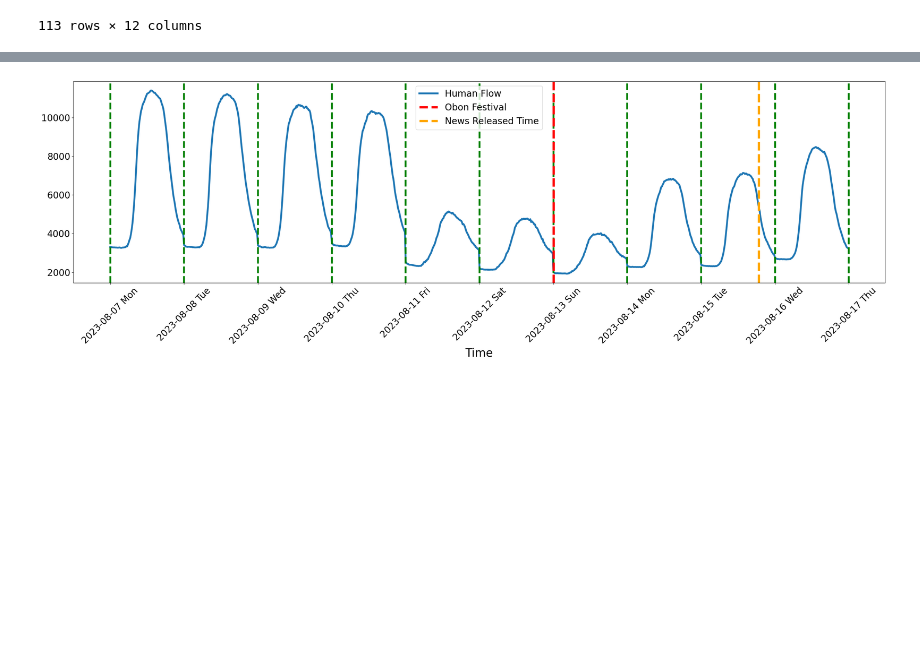
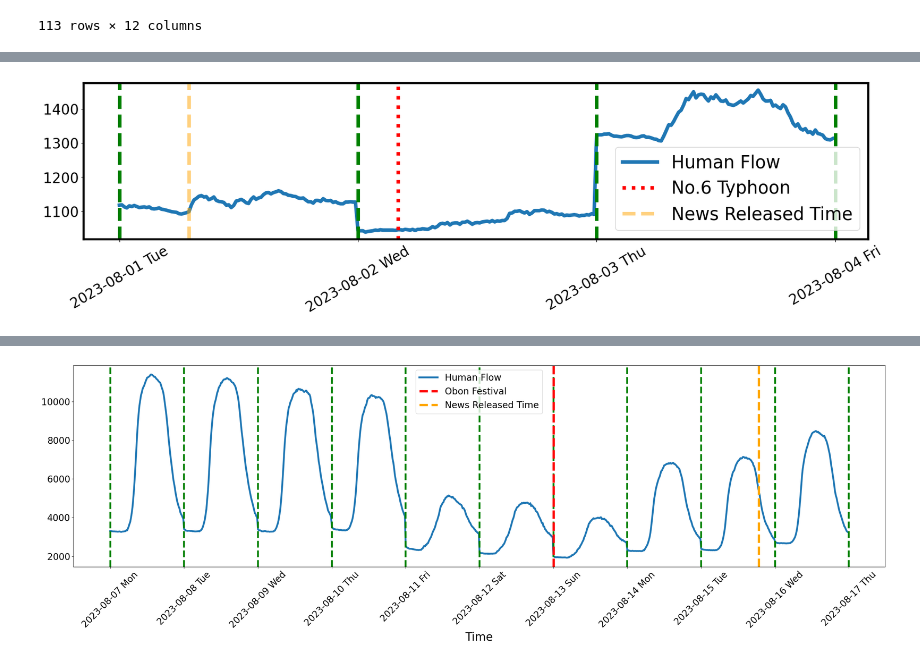
Before and after one commit to no00ne/KDD2025-main, a Jupyter notebook: vis.ipynb, the cells around one changed output, grey strips where cells are left out. Drawn from its saved outputs; the diff is of its cells as text; code cells hidden in the pictures; blank space fills up the shorter version.

```diff
--- a/vis.ipynb
+++ b/vis.ipynb
@@ -291,3 +279,14 @@ returned_news = vis(target_date, window_range, target_region, event_time, event_
+# %%
+#隅田川花火大会
+target_date = '2023-08-02 00:00:00'
+event_time = '2023-08-02 04:14:00'
+event_name = 'No.6 Typhoon'
+news_keyword = '台風'
+window_range = [1, 2]
+target_region = '沖縄県那覇市'
+returned_news = vis(target_date, window_range, target_region, event_time, event_name, news_keyword)
+# %% [output]
+[figure, added]
 # %%
 #隅田川花火大会
 target_date = '2023-07-29 00:00:00'
```
Also changed, not shown: parts of 4 cells of this notebook, 15 other files.
